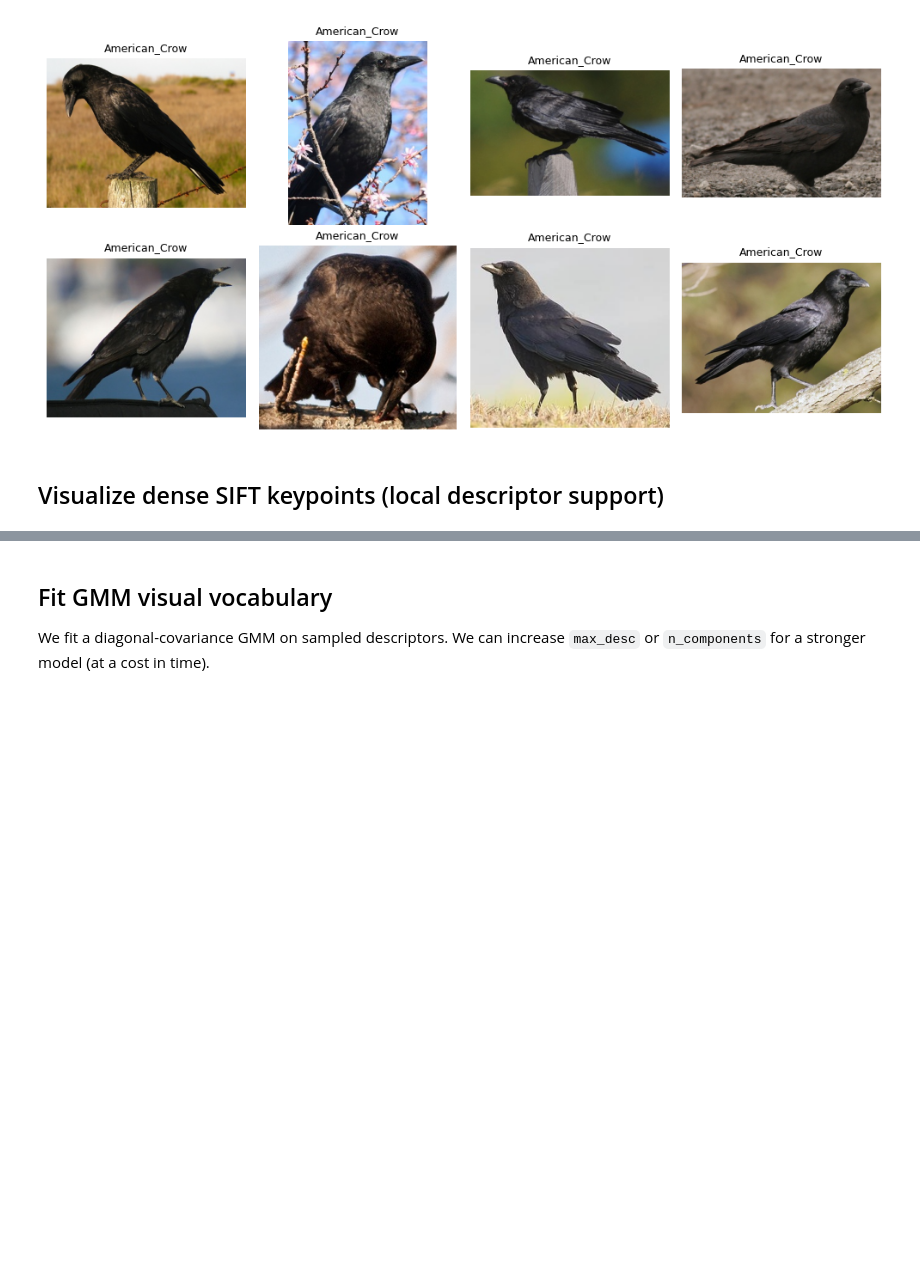
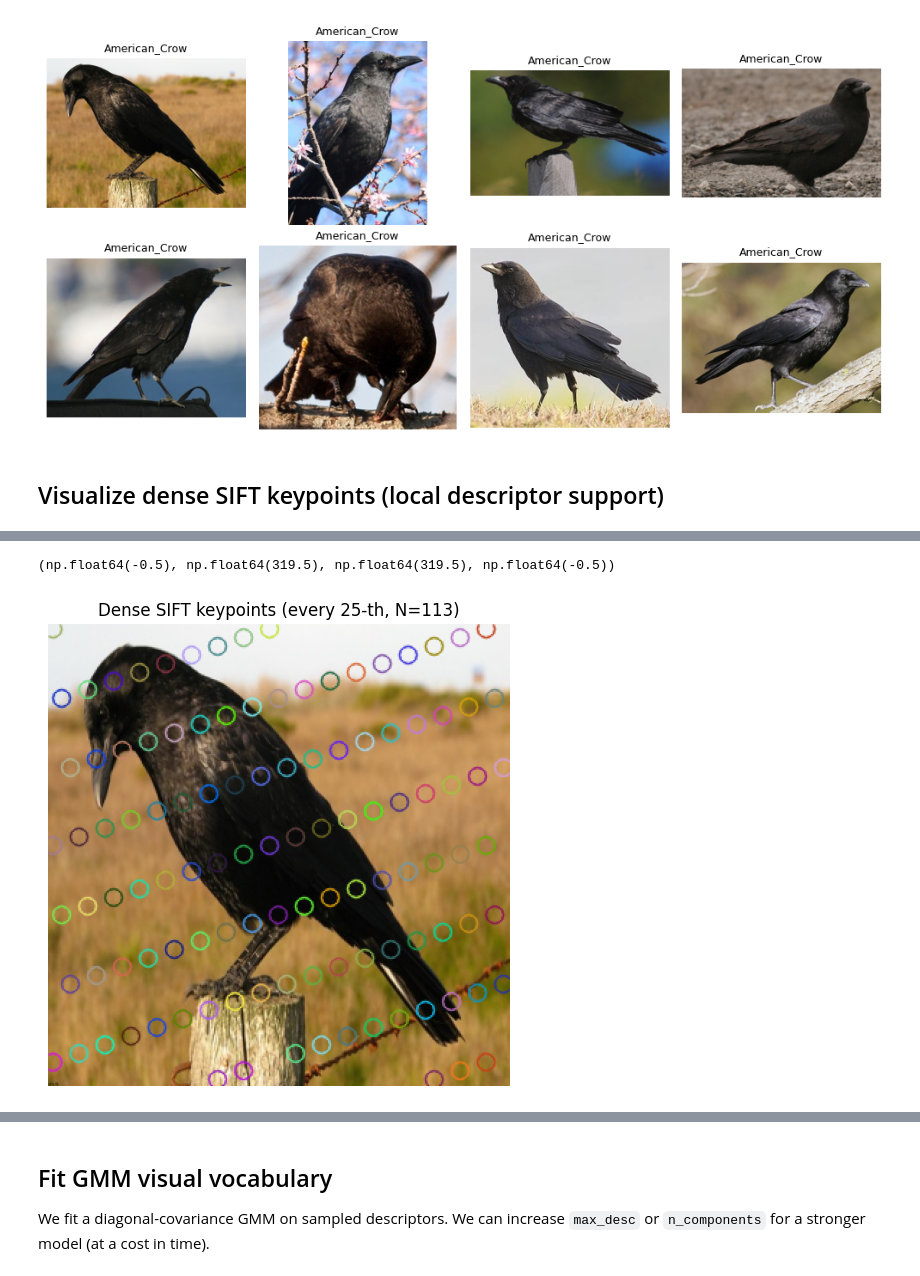
Before and after one commit to stef4k/image-classification-birds, a Jupyter notebook: notebooks/fisher_vector_training.ipynb, the cells around one changed output, grey strips where cells are left out. Saved outputs shown, nothing was run; the diff lists cells and outputs as text; code cells hidden in the pictures; blank space fills up the shorter version.

```diff
--- a/notebooks/fisher_vector_training.ipynb
+++ b/notebooks/fisher_vector_training.ipynb
@@ -78,3 +108,25 @@ classes: 20
+# %%
+sample_img = read_image_bgr(train_paths[0])
+resized = cv2.resize(sample_img, (cfg.img_size, cfg.img_size), interpolation=cv2.INTER_AREA)
+
+kps, desc = extract_sift_descriptors(resized, cfg)
+
+# Keep every k-th point so you see the regular grid structure
+k = 25  # increase for fewer circles, decrease for more
+kps_vis = kps[::k]
+
+vis = cv2.drawKeypoints(
+    resized, kps_vis, None,
+    flags=cv2.DRAW_MATCHES_FLAGS_DRAW_RICH_KEYPOINTS
+)
+
+plt.figure(figsize=(6, 6))
+plt.imshow(cv2.cvtColor(vis, cv2.COLOR_BGR2RGB))
+plt.title(f"Dense SIFT keypoints (every {k}-th, N={len(kps_vis)})")
+plt.axis("off")
+# %% [output]
+(np.float64(-0.5), np.float64(319.5), np.float64(319.5), np.float64(-0.5))
+[figure, added]
 # %%
 sample_img = read_image_bgr(train_paths[0])
 resized = cv2.resize(sample_img, (cfg.img_size, cfg.img_size), interpolation=cv2.INTER_AREA)
```
Also changed, not shown: parts of 5 cells of this notebook, 2 other files.
